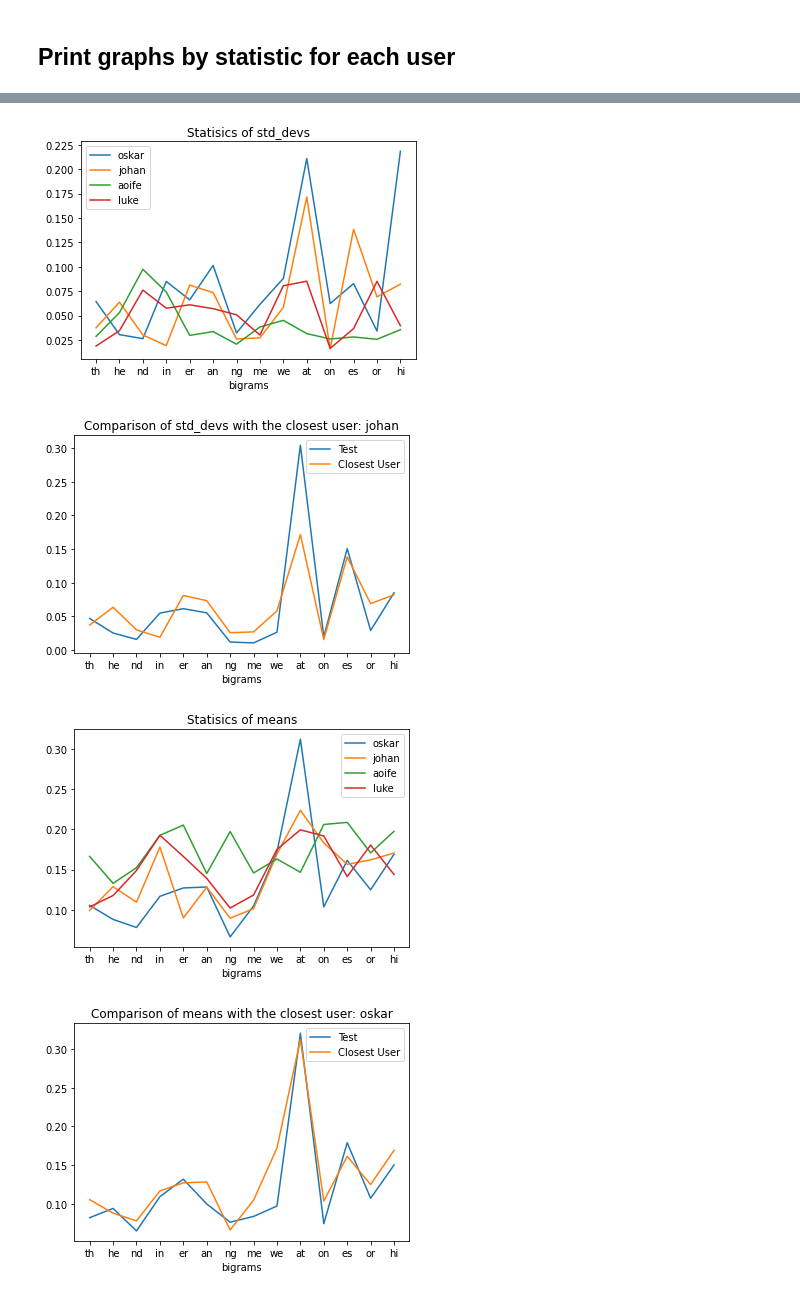
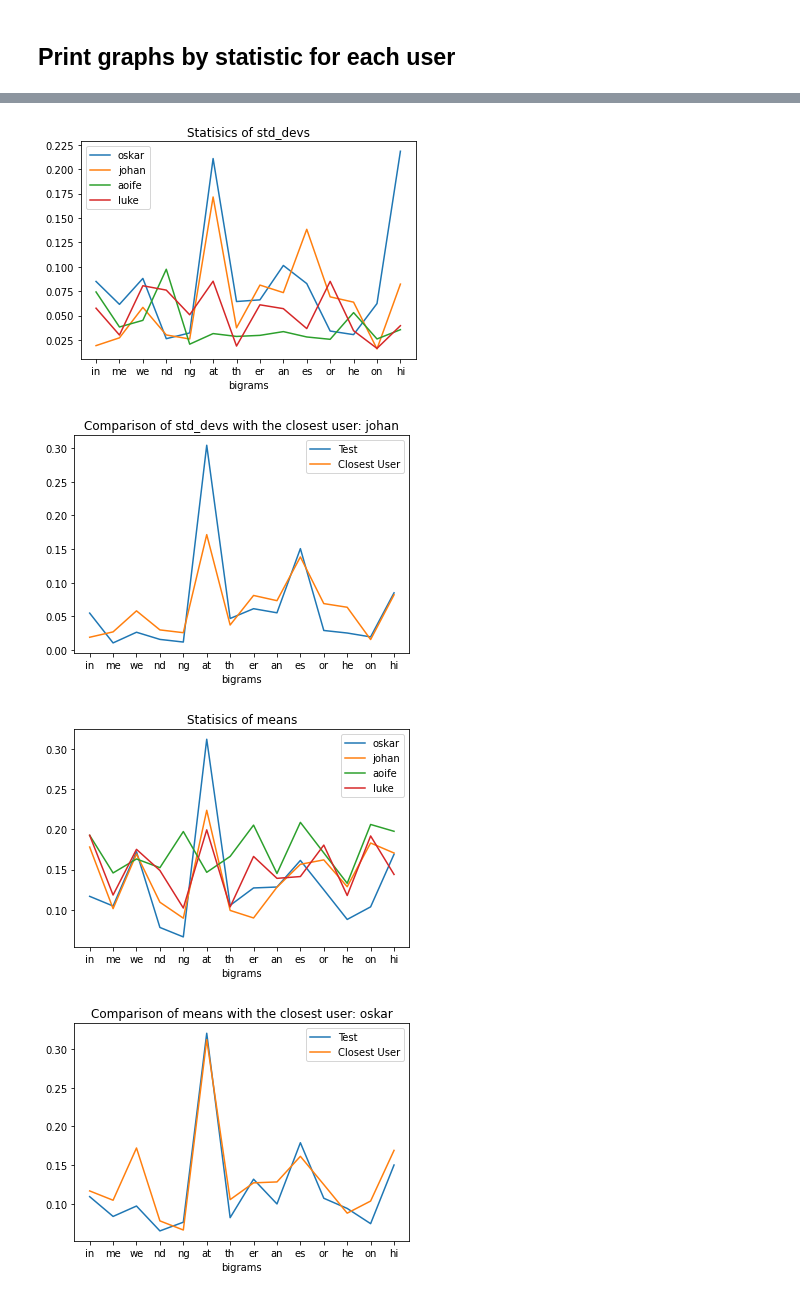
Before and after one commit to igoea20/keystrokeLogger, a Jupyter notebook: runner.ipynb, the cells around one changed output, grey strips where cells are left out. Drawn from its saved outputs; the diff is of its cells as text; code cells hidden in the pictures.

Commit message:
updated datastructure of results to key value pair with bigrams

```diff
--- a/runner.ipynb
+++ b/runner.ipynb
@@ -17,15 +17,2 @@ print(test_bigrams)
-# %%
-users = ['oskar', 'johan', 'aoife', 'luke']
-stat_keys = ['std_devs', 'means', 'variances']
-
-results = {}
-stats = {}
-
-for user in users:
-	results[user] = get_pressed_data_diffs(test_bigrams, read_file(user))
-	stats[user] = get_stats(test_bigrams, results[user])
 # %% [markdown]
 ## Print graphs by statistic for each user
-# %%
-for stat_key in stat_keys:
-	print_graph(stats, stat_key, test_bigrams, users)
@@ -36,19 +28,35 @@ for stat_key in stat_keys:
 # %%
 MSE = {}
 closest_user = {'std_devs': '', 'means': '', 'variances': ''}
 
+test_results = get_pressed_data_diffs(bigrams, read_file('test'))
+test_stats = get_stats(bigrams, test_results)
+test_bigrams = test_stats['present_bigrams']
+
+# get common bigrams for all users and test data
+common_bigrams = list(set(bigrams) & set(test_bigrams))
+for user in users:
+	user_bigrams = results[user]['present_bigrams']
+	common_bigrams = list(set(common_bigrams) & set(user_bigrams))
+
+# compute mse for the different bigrams towards user data
 for user in users:
 	MSE[user] = {}
 	for stat_key in stat_keys:
-		MSE[user][stat_key] = mse(stats[user][stat_key], test_stats[stat_key])
+		user_stat_array = []
+		test_stat_array = []
+		for bigram in common_bigrams:
+			user_stat_array.append(results[user][stat_key][bigram])
+			test_stat_array.append(test_stats[stat_key][bigram])
+		MSE[user][stat_key] = mse(user_stat_array, test_stat_array)
 
 
 for stat_key in stat_keys:
 	closest_user[stat_key] = find_closest_user(MSE, stat_key)
-	print_graph(stats, stat_key, test_bigrams, users)
-	print_closest_user_graph(stats, test_stats, closest_user[stat_key], stat_key, test_bigrams)
+	print_graph(results, stat_key, common_bigrams, users)
+	print_closest_user_graph(results, test_stats, closest_user[stat_key], stat_key, common_bigrams)
 # %% [output]
-[figure, old version]
+[figure, new version]
-[figure, old version]
+[figure, new version]
-[figure, old version]
+[figure, new version]
-[figure, old version]
+[figure, new version]
```
Also changed, not shown: parts of 6 cells of this notebook, 2 other files.
